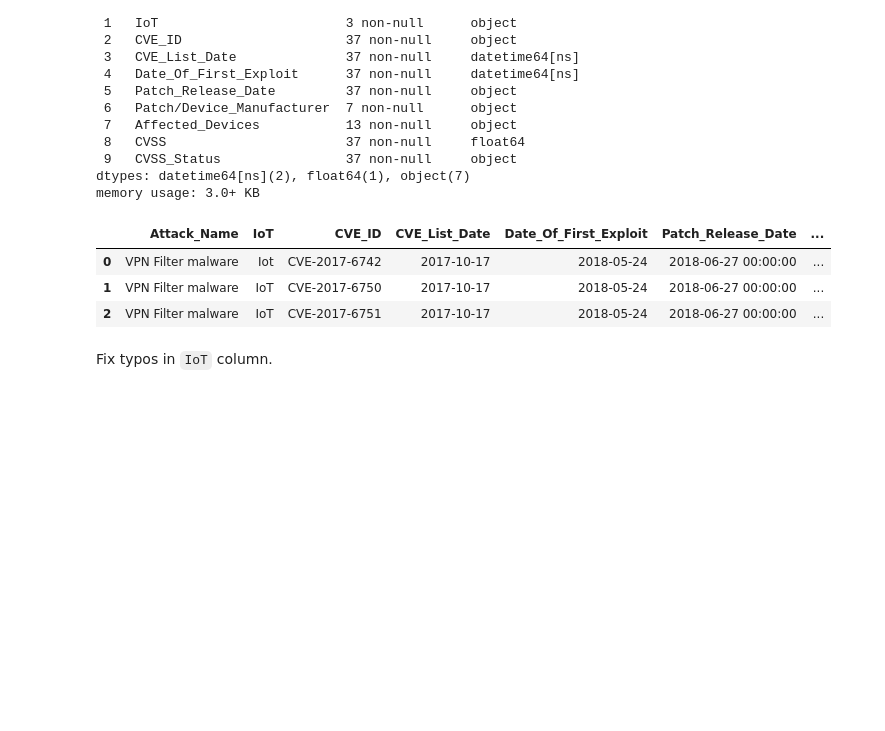
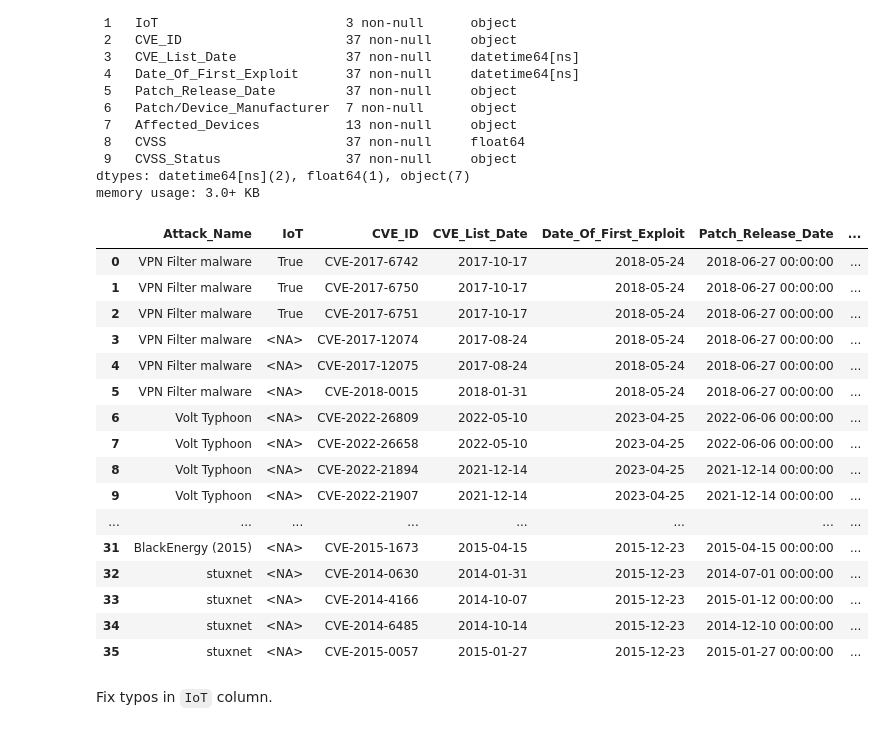
Before and after one commit to JBrocklyAnderson/practice-project, a Jupyter notebook: notebooks/Correlation_Validation.ipynb, the cells around one changed output. Cells and saved outputs as stored; diff of their text form; code cells hidden in the pictures; blank space fills up the shorter version.

```diff
--- a/notebooks/Correlation_Validation.ipynb
+++ b/notebooks/Correlation_Validation.ipynb
@@ -88,12 +88,25 @@ Data columns (total 10 columns):
 dtypes: datetime64[ns](2), float64(1), object(7)
 memory usage: 3.0+ KB
 # %%
-df.head(3)
+df.head(36)
 # %% [output]
 |  | Attack_Name | IoT | CVE_ID | CVE_List_Date | Date_Of_First_Exploit | Patch_Release_Date | ... |
-| 0 | VPN Filter malware | Iot | CVE-2017-6742 | 2017-10-17 | 2018-05-24 | 2018-06-27 00:00:00 | ... |
-| 1 | VPN Filter malware | IoT | CVE-2017-6750 | 2017-10-17 | 2018-05-24 | 2018-06-27 00:00:00 | ... |
-| 2 | VPN Filter malware | IoT | CVE-2017-6751 | 2017-10-17 | 2018-05-24 | 2018-06-27 00:00:00 | ... |
+| 0 | VPN Filter malware | True | CVE-2017-6742 | 2017-10-17 | 2018-05-24 | 2018-06-27 00:00:00 | ... |
+| 1 | VPN Filter malware | True | CVE-2017-6750 | 2017-10-17 | 2018-05-24 | 2018-06-27 00:00:00 | ... |
+| 2 | VPN Filter malware | True | CVE-2017-6751 | 2017-10-17 | 2018-05-24 | 2018-06-27 00:00:00 | ... |
+| 3 | VPN Filter malware | <NA> | CVE-2017-12074 | 2017-08-24 | 2018-05-24 | 2018-06-27 00:00:00 | ... |
+| 4 | VPN Filter malware | <NA> | CVE-2017-12075 | 2017-08-24 | 2018-05-24 | 2018-06-27 00:00:00 | ... |
+| 5 | VPN Filter malware | <NA> | CVE-2018-0015 | 2018-01-31 | 2018-05-24 | 2018-06-27 00:00:00 | ... |
+| 6 | Volt Typhoon | <NA> | CVE-2022-26809 | 2022-05-10 | 2023-04-25 | 2022-06-06 00:00:00 | ... |
+| 7 | Volt Typhoon | <NA> | CVE-2022-26658 | 2022-05-10 | 2023-04-25 | 2022-06-06 00:00:00 | ... |
+| 8 | Volt Typhoon | <NA> | CVE-2022-21894 | 2021-12-14 | 2023-04-25 | 2021-12-14 00:00:00 | ... |
+| 9 | Volt Typhoon | <NA> | CVE-2022-21907 | 2021-12-14 | 2023-04-25 | 2021-12-14 00:00:00 | ... |
+| ... | ... | ... | ... | ... | ... | ... | ... |
+| 31 | BlackEnergy (2015) | <NA> | CVE-2015-1673 | 2015-04-15 | 2015-12-23 | 2015-04-15 00:00:00 | ... |
+| 32 | stuxnet | <NA> | CVE-2014-0630 | 2014-01-31 | 2015-12-23 | 2014-07-01 00:00:00 | ... |
+| 33 | stuxnet | <NA> | CVE-2014-4166 | 2014-10-07 | 2015-12-23 | 2015-01-12 00:00:00 | ... |
+| 34 | stuxnet | <NA> | CVE-2014-6485 | 2014-10-14 | 2015-12-23 | 2014-12-10 00:00:00 | ... |
+| 35 | stuxnet | <NA> | CVE-2015-0057 | 2015-01-27 | 2015-12-23 | 2015-01-27 00:00:00 | ... |
 # %% [markdown]
 Fix typos in `IoT` column.
 # %%
```
Also changed, not shown: 2 other files.
